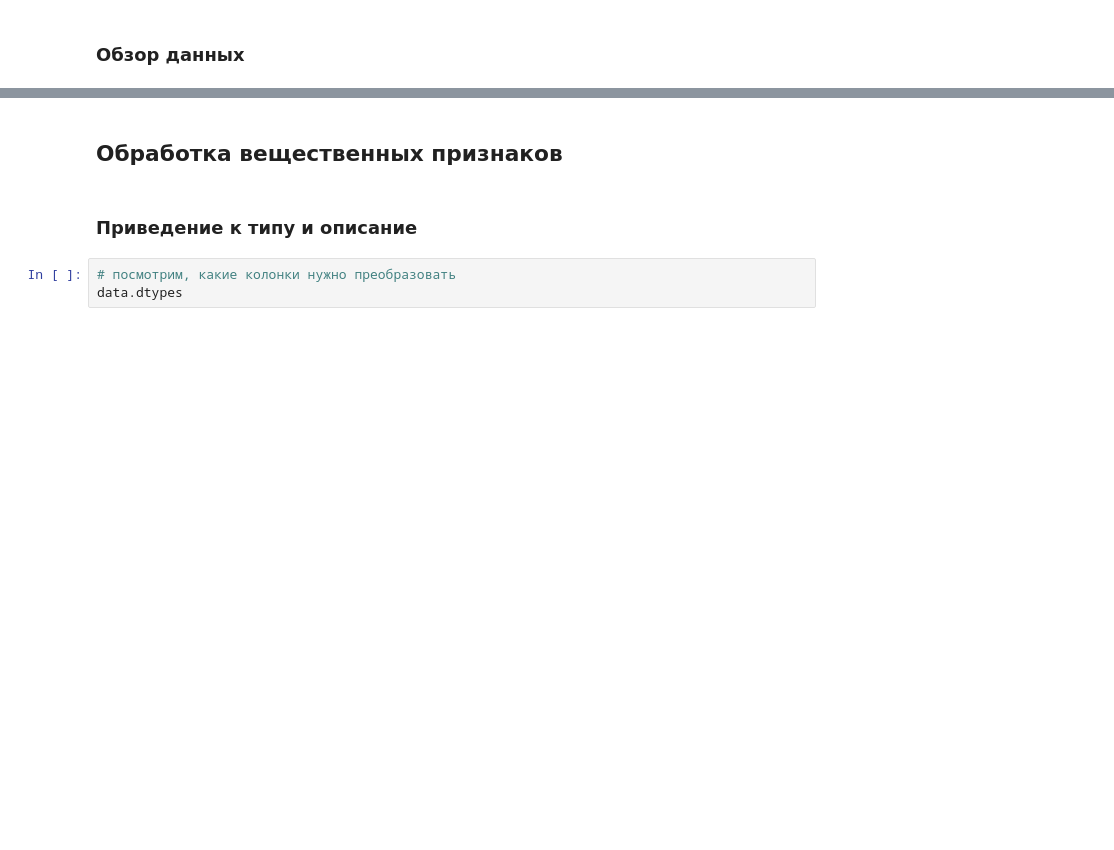
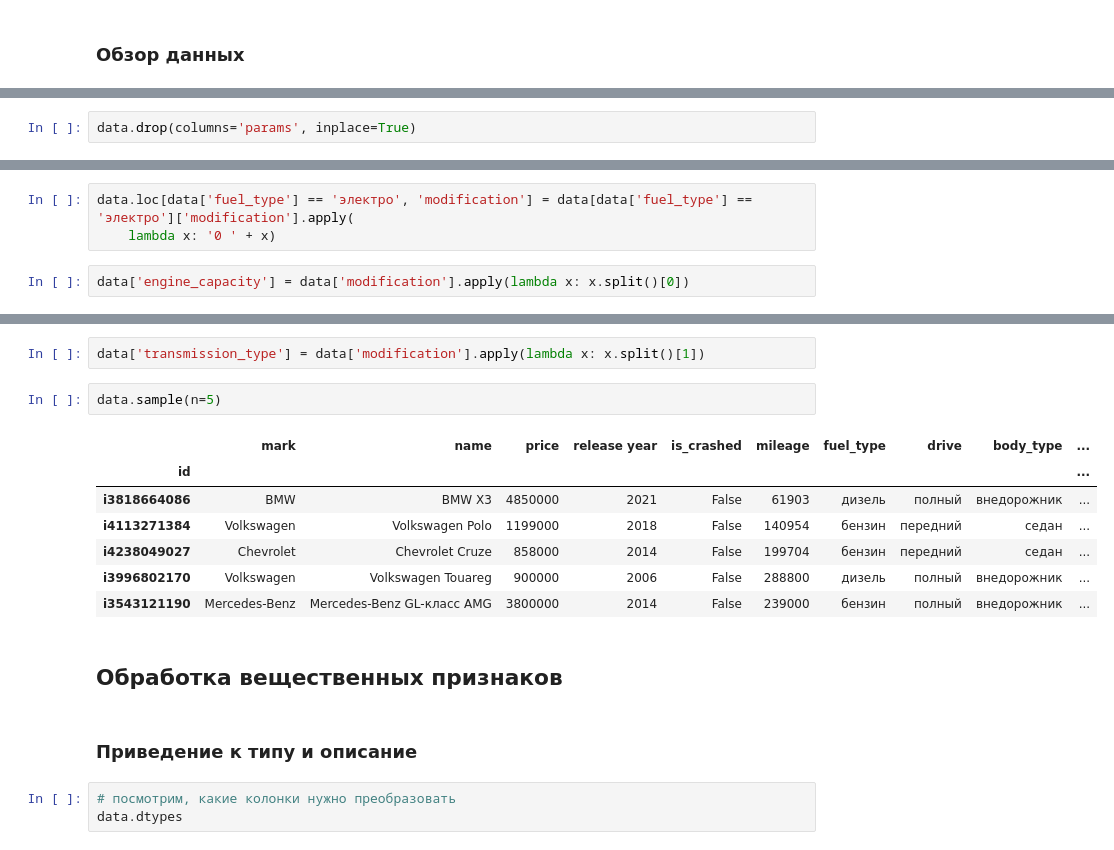
Before and after one commit to DmitryKolbanov/data-science-projects, a Jupyter notebook: car_price/notebooks/data_prep.ipynb, the cells around one changed output, grey strips where cells are left out. Drawn from its saved outputs; the diff is of its cells as text; blank space fills up the shorter version.

```diff
--- a/car_price/notebooks/data_prep.ipynb
+++ b/car_price/notebooks/data_prep.ipynb
@@ -295,0 +245,2 @@ data.head()
+# %%
+data.drop(columns='params', inplace=True)
@@ -295,0 +251,5 @@ data.head()
+# %%
+data.loc[data['fuel_type'] == 'электро', 'modification'] = data[data['fuel_type'] == 'электро']['modification'].apply(
+    lambda x: '0 ' + x)
+# %%
+data['engine_capacity'] = data['modification'].apply(lambda x: x.split()[0])
@@ -296,3 +258,15 @@ data.head()
+# %%
+data['transmission_type'] = data['modification'].apply(lambda x: x.split()[1])
+# %%
+data.sample(n=5)
+# %% [output]
+|  | mark | name | price | release year | is_crashed | mileage | fuel_type | drive | body_type | ... |
+| id |  |  |  |  |  |  |  |  |  | ... |
+| i3818664086 | BMW | BMW X3 | 4850000 | 2021 | False | 61903 | дизель | полный | внедорожник | ... |
+| i4113271384 | Volkswagen | Volkswagen Polo | 1199000 | 2018 | False | 140954 | бензин | передний | седан | ... |
+| i4238049027 | Chevrolet | Chevrolet Cruze | 858000 | 2014 | False | 199704 | бензин | передний | седан | ... |
+| i3996802170 | Volkswagen | Volkswagen Touareg | 900000 | 2006 | False | 288800 | дизель | полный | внедорожник | ... |
+| i3543121190 | Mercedes-Benz | Mercedes-Benz GL-класс AMG | 3800000 | 2014 | False | 239000 | бензин | полный | внедорожник | ... |
 # %% [markdown]
 ## Обработка вещественных признаков
 # %% [markdown]
```
Also changed, not shown: parts of 113 cells of this notebook.
